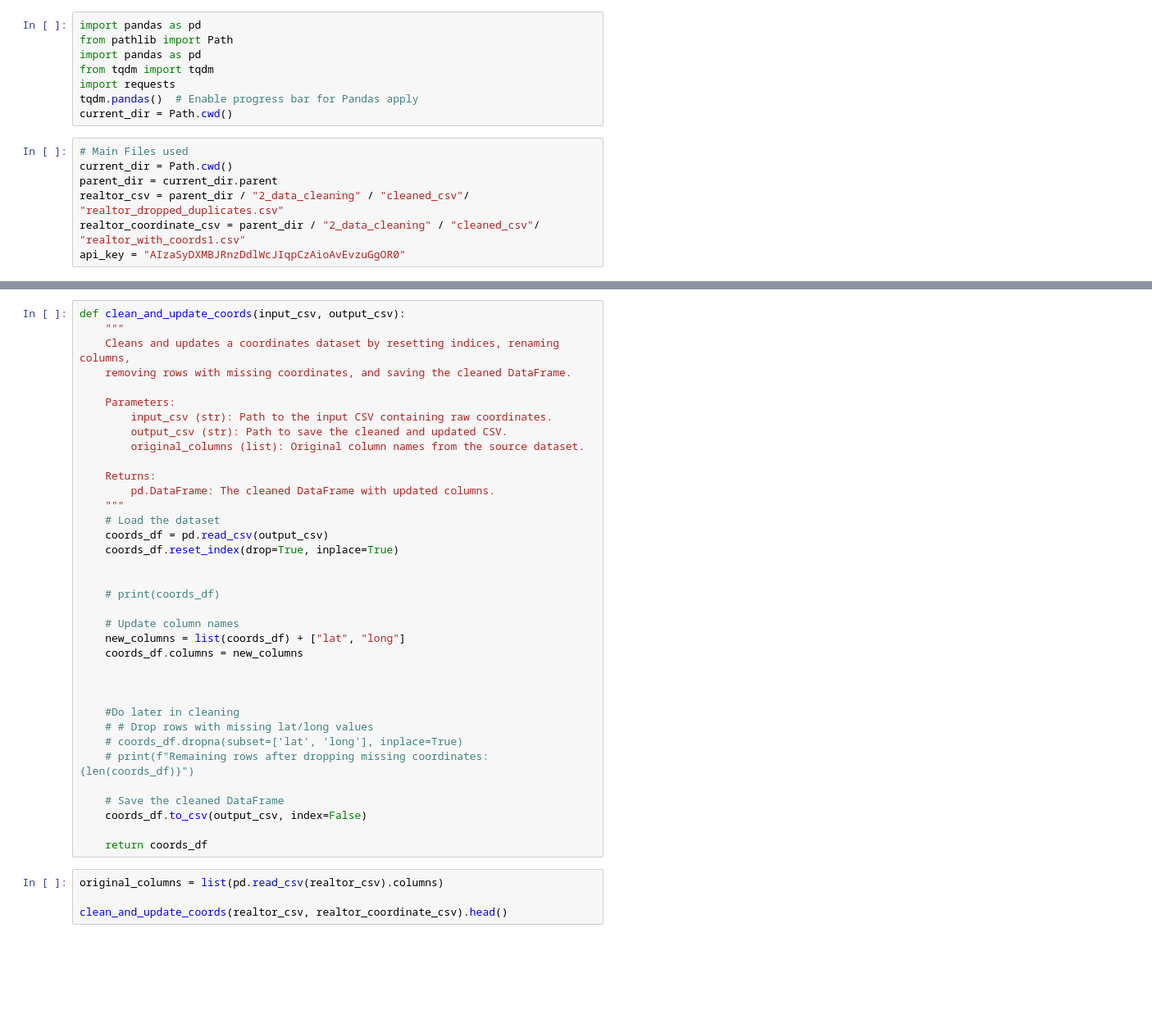
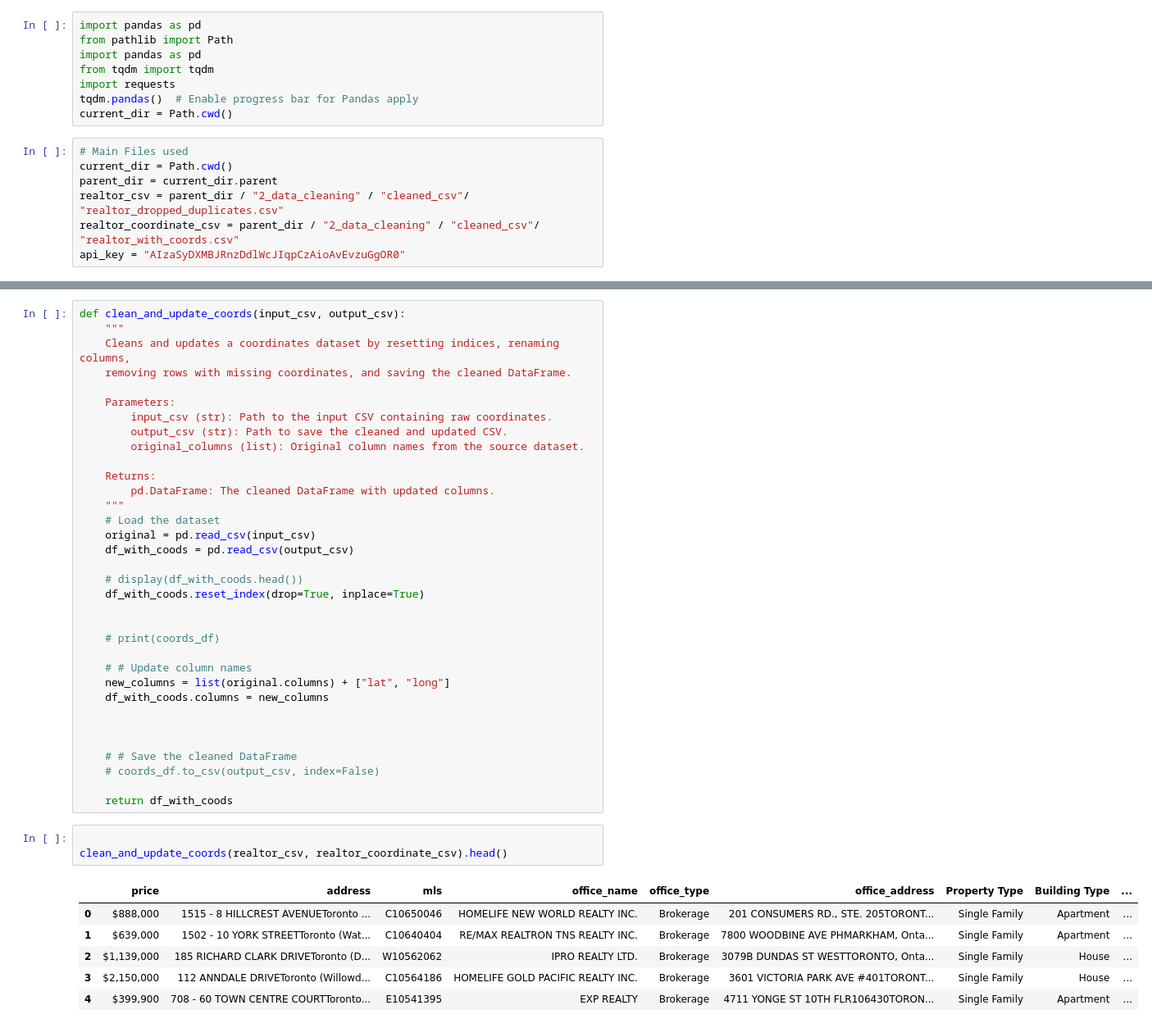
Before and after one commit to sunnyjen/CME358-Final_project, a Jupyter notebook: 1_data_extraction/add_geo_coordinates.ipynb, the cells around one changed output, grey strips where cells are left out. Shown at 82% size. Cells and saved outputs as stored; diff of their text form; blank space fills up the shorter version.

```diff
--- a/1_data_extraction/add_geo_coordinates.ipynb
+++ b/1_data_extraction/add_geo_coordinates.ipynb
@@ -11,7 +11,7 @@ current_dir = Path.cwd()
 current_dir = Path.cwd()
 parent_dir = current_dir.parent
 realtor_csv = parent_dir / "2_data_cleaning" / "cleaned_csv"/ "realtor_dropped_duplicates.csv"
-realtor_coordinate_csv = parent_dir / "2_data_cleaning" / "cleaned_csv"/ "realtor_with_coords1.csv"
+realtor_coordinate_csv = parent_dir / "2_data_cleaning" / "cleaned_csv"/ "realtor_with_coords.csv"
 api_key = "AIzaSyDXMBJRnzDdlWcJIqpCzAioAvEvzuGgOR0"
 # %%
 def get_coordinates(address, api_key):
@@ -103,29 +117,32 @@ def clean_and_update_coords(input_csv, output_csv):
         pd.DataFrame: The cleaned DataFrame with updated columns.
     """
     # Load the dataset
-    coords_df = pd.read_csv(output_csv)
-    coords_df.reset_index(drop=True, inplace=True)
+    original = pd.read_csv(input_csv)
+    df_with_coods = pd.read_csv(output_csv)
+
+    # display(df_with_coods.head())
+    df_with_coods.reset_index(drop=True, inplace=True)
 
 
     # print(coords_df)
 
-    # Update column names
-    new_columns = list(coords_df) + ["lat", "long"]
-    coords_df.columns = new_columns
+    # # Update column names
+    new_columns = list(original.columns) + ["lat", "long"]
+    df_with_coods.columns = new_columns
 
 
 
-    #Do later in cleaning
-    # # Drop rows with missing lat/long values
-    # coords_df.dropna(subset=['lat', 'long'], inplace=True)
-    # print(f"Remaining rows after dropping missing coordinates: {len(coords_df)}")
+    # # Save the cleaned DataFrame
+    # coords_df.to_csv(output_csv, index=False)
 
-    # Save the cleaned DataFrame
-    coords_df.to_csv(output_csv, index=False)
-
-    return coords_df
+    return df_with_coods
 # %%
-original_columns = list(pd.read_csv(realtor_csv).columns)
 
 clean_and_update_coords(realtor_csv, realtor_coordinate_csv).head()
 # %% [output]
+|  | price | address | mls | office_name | office_type | office_address | Property Type | Building Type | ... |
+| 0 | $888,000 | 1515 - 8 HILLCREST AVENUEToronto ... | C10650046 | HOMELIFE NEW WORLD REALTY INC. | Brokerage | 201 CONSUMERS RD., STE. 205TORONT... | Single Family | Apartment | ... |
+| 1 | $639,000 | 1502 - 10 YORK STREETToronto (Wat... | C10640404 | RE/MAX REALTRON TNS REALTY INC. | Brokerage | 7800 WOODBINE AVE PHMARKHAM, Onta... | Single Family | Apartment | ... |
+| 2 | $1,139,000 | 185 RICHARD CLARK DRIVEToronto (D... | W10562062 | IPRO REALTY LTD. | Brokerage | 3079B DUNDAS ST WESTTORONTO, Onta... | Single Family | House | ... |
+| 3 | $2,150,000 | 112 ANNDALE DRIVEToronto (Willowd... | C10564186 | HOMELIFE GOLD PACIFIC REALTY INC. | Brokerage | 3601 VICTORIA PARK AVE #401TORONT... | Single Family | House | ... |
+| 4 | $399,900 | 708 - 60 TOWN CENTRE COURTToronto... | E10541395 | EXP REALTY | Brokerage | 4711 YONGE ST 10TH FLR106430TORON... | Single Family | Apartment | ... |
```
Also changed, not shown: parts of 8 cells of this notebook, 14 other files.
